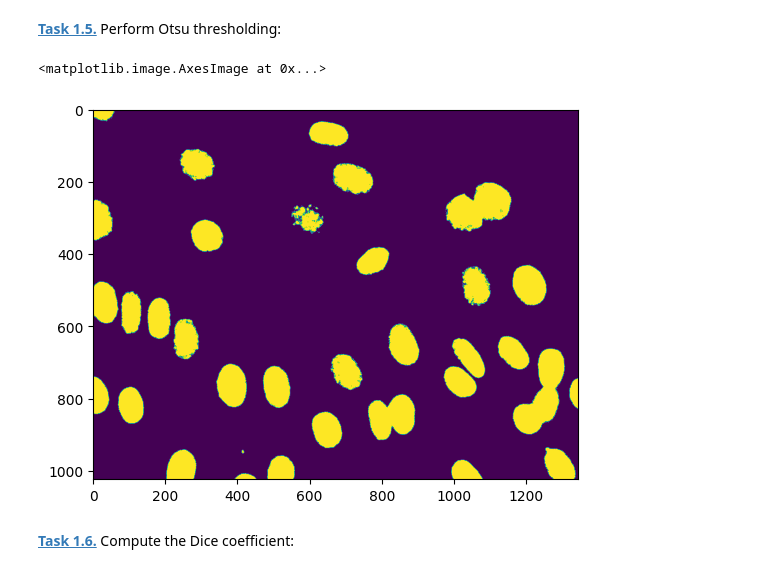
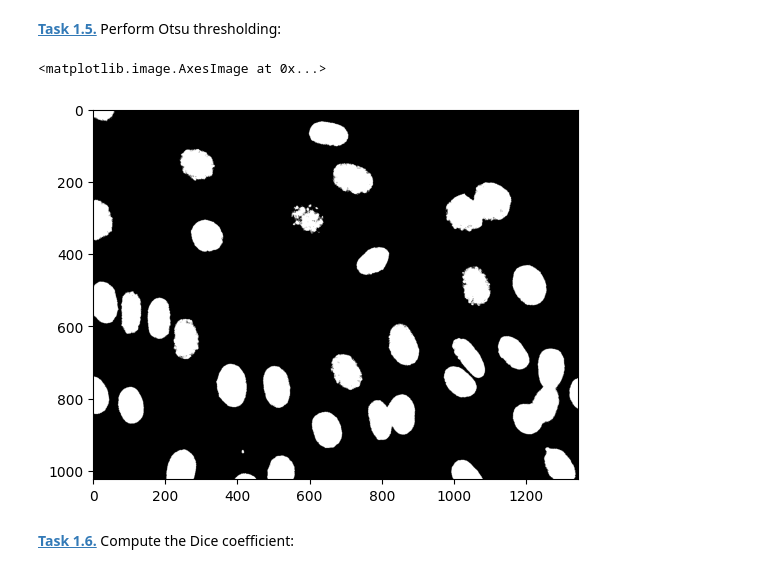
Before and after one commit to lottagambert/mobi-fs5-python, a Jupyter notebook: otsu.ipynb, the cells around one changed output. Cells and saved outputs as stored; diff of their text form; code cells hidden in the pictures.

```diff
--- a/otsu.ipynb
+++ b/otsu.ipynb
@@ -66,11 +66,11 @@ print (T_fin)
 # %% [markdown]
 **[Task 1.5.]()** Perform Otsu thresholding:
 # %%
-img_neu = img8 >= T_fin
-plt.imshow(img_neu)
+img_neu = (img8 >= T_fin).astype(np.uint8)
+plt.imshow(img_neu, cmap='gray')
 # %% [output]
 <matplotlib.image.AxesImage at 0x...>
-[figure, old version]
+[figure, new version]
 # %% [markdown]
 **[Task 1.6.]()** Compute the Dice coefficient:
 # %%
```
Also changed, not shown: parts of 1 cell of this notebook.
